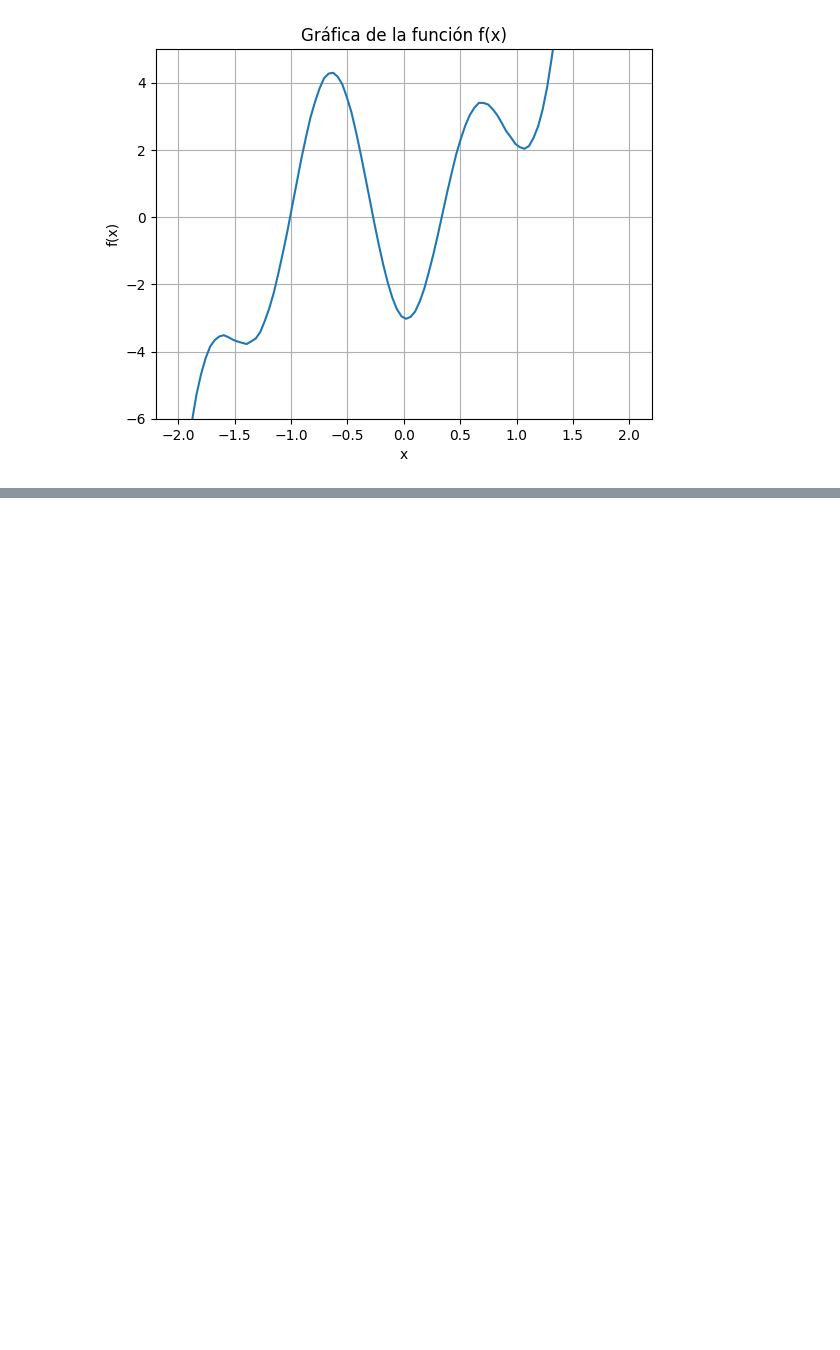
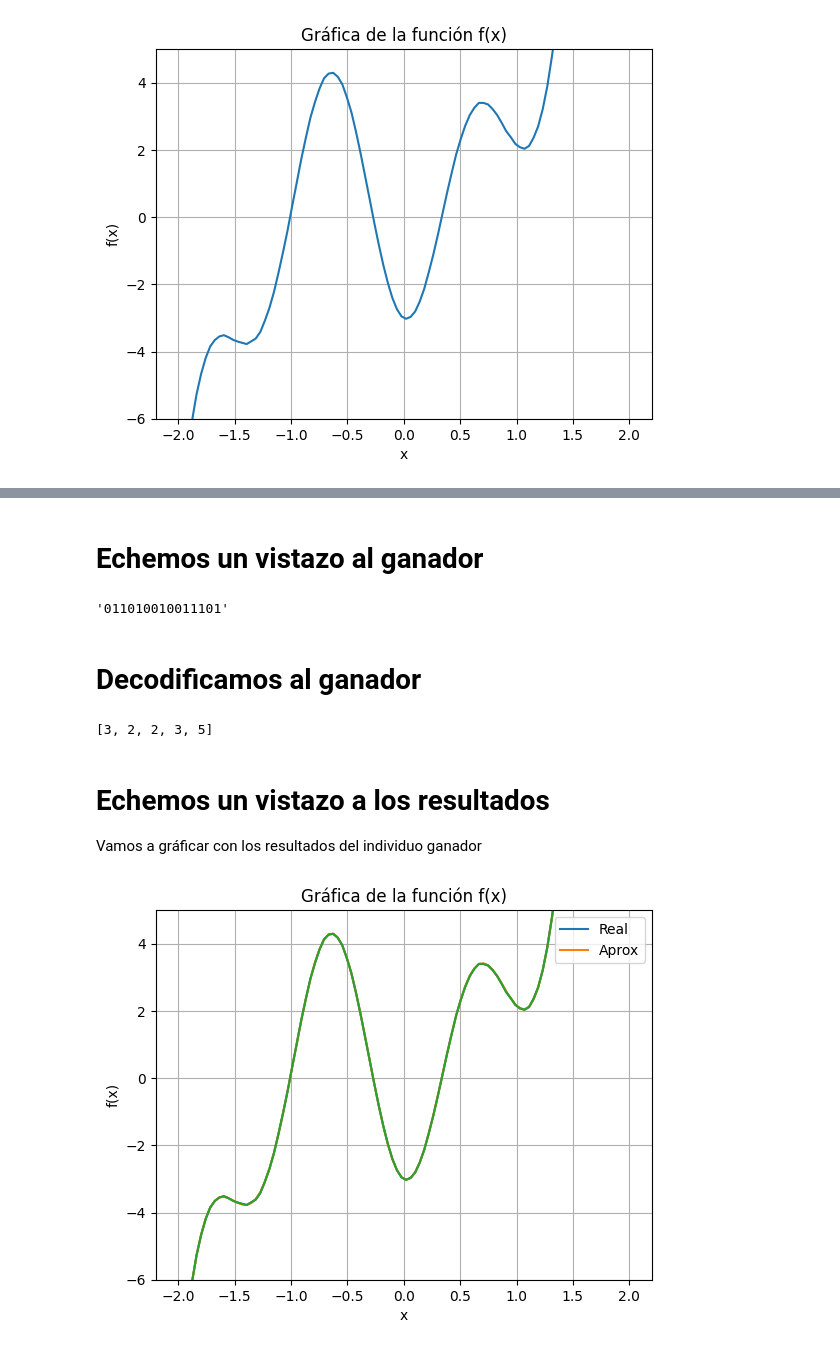
Before and after one commit to Yahred/evolutionary-computation, a Jupyter notebook: CGAFunction.ipynb, the cells around one changed output, grey strips where cells are left out. Saved outputs shown, nothing was run; the diff lists cells and outputs as text; code cells hidden in the pictures; blank space fills up the shorter version.

```diff
--- a/CGAFunction.ipynb
+++ b/CGAFunction.ipynb
@@ -42,12 +46,15 @@ Antes de definir la función fitness debemos establecer como será el cromosoma
+# %%
+def decode_bin(bin: str):
+  ind = []
+  for i in range(0, len(bin), bits_por_coeficiente):
+    bin_slice = bin[i : i + bits_por_coeficiente]
+    coeficiente = int(bin_slice, 2)
+    ind.append(coeficiente)
+  return ind
 # %%
-def fitness(individuo: str):
-    coeficientes = []
-    for i in range(len(individuo), 4):
-      bin = individuo[i : i+4]
-      coeficiente = int(bin, 2)
-      coeficientes.append(coeficiente)
-
-    a, b, c, d, e = coeficientes
+def fitness(bin: str):
+    ind = decode_bin(bin)
+    a, b, c, d, e = ind
     def funcion(x):
       return a*x**3 + b*x**2 - c * x - d * math.cos(e*x)
 
@@ -57,0 +156,42 @@ def fitness(individuo: str):
+# %%
+num_coeficientes = 5
+generations = 10000
+num_genes = bits_por_coeficiente * num_coeficientes
+
+best = evolve(fitness, num_genes, generations, fitness_min=True)
+# %% [markdown]
+# Echemos un vistazo al ganador
+# %%
+best
+# %% [output]
+'011010010011101'
+# %% [markdown]
+# Decodificamos al ganador
+# %%
+ind = decode_bin(best)
+ind
+# %% [output]
+[3, 2, 2, 3, 5]
+# %% [markdown]
+# Echemos un vistazo a los resultados
+
+Vamos a gráficar con los resultados del individuo ganador
+# %%
+a, b, c, d, e = ind
+def f(x):
+  return a*x**3 + b*x**2 - c * x - d * math.cos(e*x)
+
+y = [f(x) for x in x_puntos]
+
+plt.plot(x_puntos, y_puntos, label='Real')
+plt.plot(x_puntos, y, label='Aprox')
+plt.ylim(-6, 5)
+plt.xlabel('x')
+plt.ylabel('f(x)')
+plt.title('Gráfica de la función f(x)')
+plt.legend()
+plt.plot(x_puntos, y_puntos)
+plt.grid(True)
+plt.show()
+# %% [output]
+[figure, added]
```
Also changed, not shown: parts of 6 cells of this notebook.
